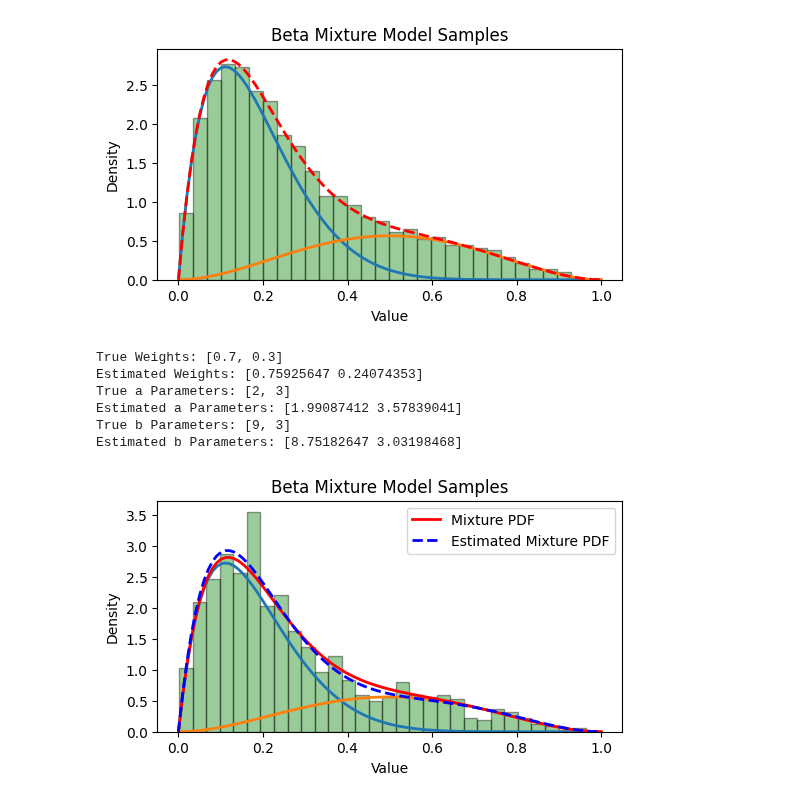
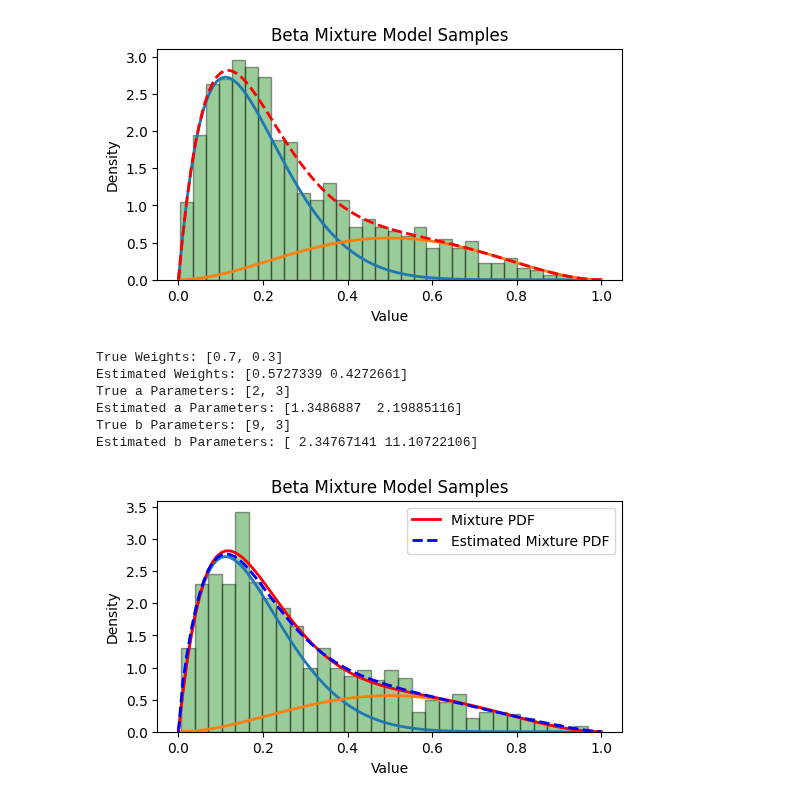
Before and after one commit to ntpuccw/InClassCoding, a Jupyter notebook: gar1126.ipynb, the cells around one changed output. Drawn from its saved outputs; the diff is of its cells as text; code cells hidden in the pictures.

```diff
--- a/gar1126.ipynb
+++ b/gar1126.ipynb
@@ -27,35 +27,35 @@ def generate_beta_mixture(n, weights, a_params, b_params):
     # Generate samples
     samples = np.array([beta.rvs(a_params[i], b_params[i]) for i in components])
 
     return samples
 if __name__ == "__main__":
     # Parameters for the beta mixture model
     weights = [0.7, 0.3]
     a_params = [2, 3]
     b_params = [9, 3]
 
     # Generate samples
-    n_samples = 10000
+    n_samples = 1000
     samples = generate_beta_mixture(n_samples, weights, a_params, b_params)
 
     # Plot histogram of the samples
     fig = plt.figure(figsize=(6, 3))
     plt.hist(samples, bins=30, density=True, alpha=0.4, \
              color='g', edgecolor='black')
 
     # Plot the individual beta components for reference
     x = np.linspace(0, 1, 100)
     y = np.zeros_like(x)
     for w, a, b in zip(weights, a_params, b_params):
         y += w * beta.pdf(x, a, b)
         plt.plot(x, w * beta.pdf(x, a, b), lw=2)
     plt.plot(x, y, 'r--', lw=2, label='Mixture PDF')
     plt.title('Beta Mixture Model Samples')
     plt.xlabel('Value')
     plt.ylabel('Density')
     plt.show()
 # %% [output]
-[figure, old version]
+[figure, new version]
 # %%
 # Estimate the parameters of a beta mixture model using optimize.minimize
 from scipy.optimize import minimize
@@ -63,15 +63,13 @@ from scipy.stats import beta
 import numpy as np
 import matplotlib.pyplot as plt
 
-def beta_mixture_likelihood(params, weights, a_params, b_params, samples):
+def beta_mixture_likelihood(params, weights, samples):
     """
     Calculate the negative log-likelihood of the beta mixture model.
 
     Parameters:
     params (list): List of parameters to optimize (weights, a_params, b_params).
     weights (list): List of weights for each beta component.
-    a_params (list): List of 'a' parameters for each beta component.
-    b_params (list): List of 'b' parameters for each beta component.
     samples (np.ndarray): Array of observed samples.
 
     Returns:
@@ -108,7 +106,7 @@ def estimate_beta_mixture(samples, n_components):
     # set options
     options = {'maxiter': 10000, 'disp': False, 'ftol': 1e-6}
     res = minimize(beta_mixture_likelihood, params0, \
-                   args=(weights, a_params, b_params, samples), \
+                   args=(weights, samples), \
                     bounds=bounds, constraints=const, options=options)
     weights, a_params, b_params = res.x[:n_components], res.x[n_components:2*n_components], res.x[2*n_components:]
 
@@ -157,9 +155,9 @@ if __name__ == "__main__":
     plt.show()
 # %% [output]
 True Weights: [0.7, 0.3]
-Estimated Weights: [0.75925647 0.24074353]
+Estimated Weights: [0.5727339 0.4272661]
 True a Parameters: [2, 3]
-Estimated a Parameters: [1.99087412 3.57839041]
+Estimated a Parameters: [1.3486887  2.19885116]
 True b Parameters: [9, 3]
-Estimated b Parameters: [8.75182647 3.03198468]
+Estimated b Parameters: [ 2.34767141 11.10722106]
-[figure, old version]
+[figure, new version]
```
